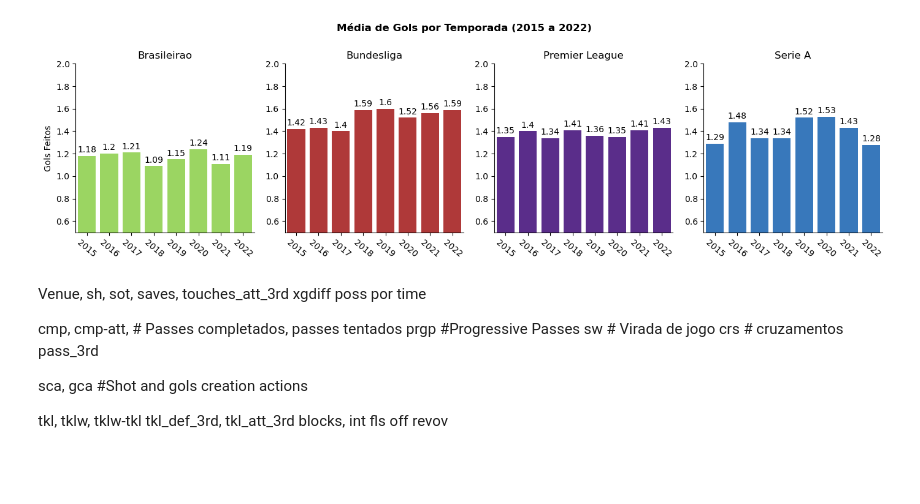
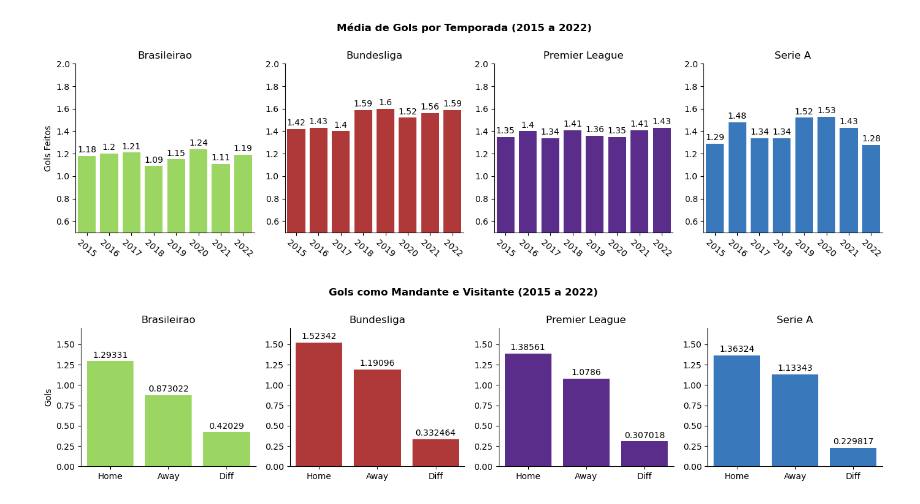
Before and after one commit to salvnetto/GOALS, a Jupyter notebook: analysis.ipynb, the cells around one changed output. Saved outputs shown, nothing was run; the diff lists cells and outputs as text; code cells hidden in the pictures; blank space fills up the shorter version.

```diff
--- a/analysis.ipynb
+++ b/analysis.ipynb
@@ -263,25 +317,33 @@ plt.savefig('figures/analysis/mean_gols-liga.png')
 plt.show()
 # %% [output]
 [figure]
-# %% [markdown]
-Venue, sh, sot, saves, touches_att_3rd
-xgdiff
-poss por time
-
-
-cmp, cmp-att,       # Passes completados, passes tentados
-prgp                 #Progressive Passes
-sw                   # Virada de jogo
-crs                  # cruzamentos
-pass_3rd
-
-
-sca, gca #Shot and gols creation actions
-
-
-tkl, tklw, tklw-tkl
-tkl_def_3rd, tkl_att_3rd
-blocks, int
-fls
-off
-revov
+# %%
+# Gols como mandante ou visitante por liga
+venue_df = historico.groupby(['team', 'comp', 'venue'])['gf'].aggregate('mean').reset_index()
+venue1_df = venue_df.pivot(index= ['team', 'comp'], columns= 'venue', values= 'gf')
+venue1_df['Diff'] = venue1_df['Home'] - venue1_df['Away']
+venue1_df = venue1_df.reset_index()
+venue1_df = venue1_df.melt(id_vars= ['comp', 'team'], value_vars = ['Home', 'Away', 'Diff'])
+
+# Gráfico de barras
+fig, axes = plt.subplots(1, 4, figsize= (14, 3))
+
+for i, league in enumerate(gf_summary.index):
+  sns.barplot(venue1_df[venue1_df['comp'] == league], x= 'venue', y= 'value', ax= axes[i], color= colors_league[i], errorbar= None)
+  axes[i].set_xlabel('')
+  axes[i].bar_label(axes[i].containers[0], fontsize= 10, padding= 2)
+  axes[i].set_ylim(0, 1.7)
+  axes[i].set_title(league)
+  axes[i].spines['top'].set_visible(False)
+  axes[i].spines['right'].set_visible(False)
+  if i == 0:
+    axes[i].set_ylabel('Gols')
+  else:
+    axes[i].set_ylabel('')
+
+plt.tight_layout()
+plt.suptitle('Gols como Mandante e Visitante (2015 a 2022)', fontweight= 'bold', y= 1.1)
+plt.savefig('figures/analysis/mandante_gols-ligas.png')
+plt.show()
+# %% [output]
+[figure, added]
```
Also changed, not shown: parts of 8 cells of this notebook, 13 other files.
